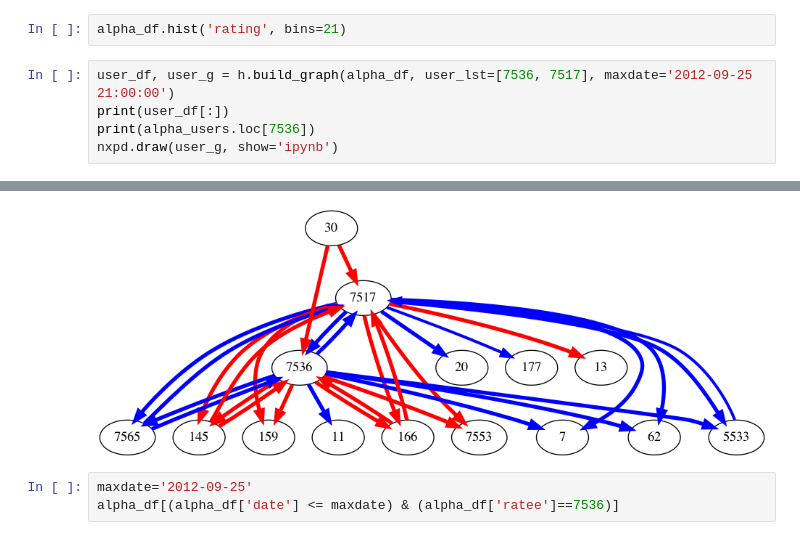
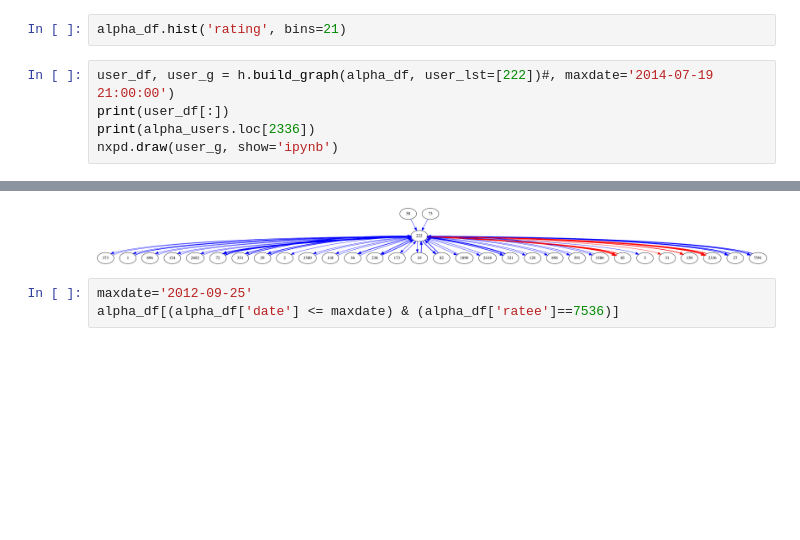
Before and after one commit to allanalberts/Fighting-Fraud-With-Graph-Theory, a Jupyter notebook: notebooks/graph_eda.ipynb, the cells around one changed output, grey strips where cells are left out. Cells and saved outputs as stored; diff of their text form; blank space fills up the shorter version.

```diff
--- a/notebooks/graph_eda.ipynb
+++ b/notebooks/graph_eda.ipynb
@@ -172,9 +172,9 @@ alpha_df[alpha_df['rating']<0].groupby('date')['ratee'].count().sort_values(asce
 # %%
 alpha_df.hist('rating', bins=21)
 # %%
-user_df, user_g = h.build_graph(alpha_df, user_lst=[7536, 7517], maxdate='2012-09-25 21:00:00')
+user_df, user_g = h.build_graph(alpha_df, user_lst=[222])#, maxdate='2014-07-19 21:00:00')
 print(user_df[:])
-print(alpha_users.loc[7536])
+print(alpha_users.loc[2336])
 nxpd.draw(user_g, show='ipynb')
 # %% [output]
        rater  ratee  rating                date  class  binomial_rating color  \
@@ -197,4 +197,4 @@ Name: 7536, dtype: object
-[figure, old version]
+[figure, new version]
 # %%
 maxdate='2012-09-25'
 alpha_df[(alpha_df['date'] <= maxdate) & (alpha_df['ratee']==7536)]
```
Also changed, not shown: parts of 1 cell of this notebook, 2 other files.
